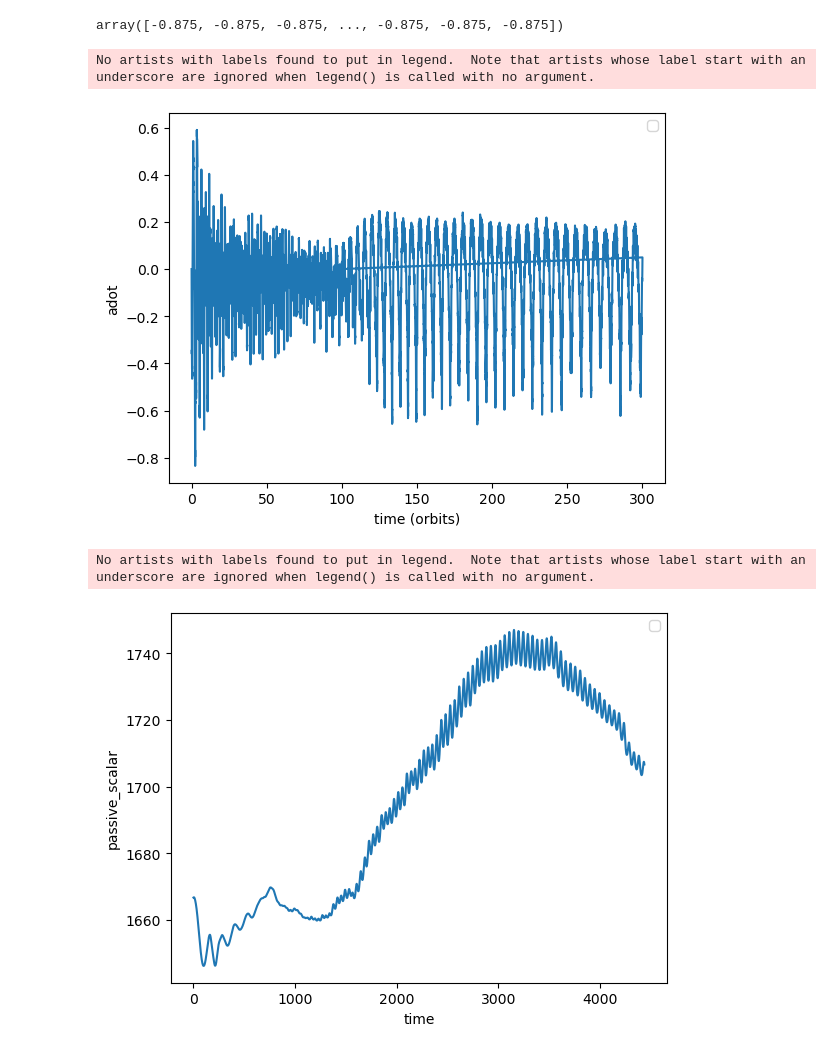
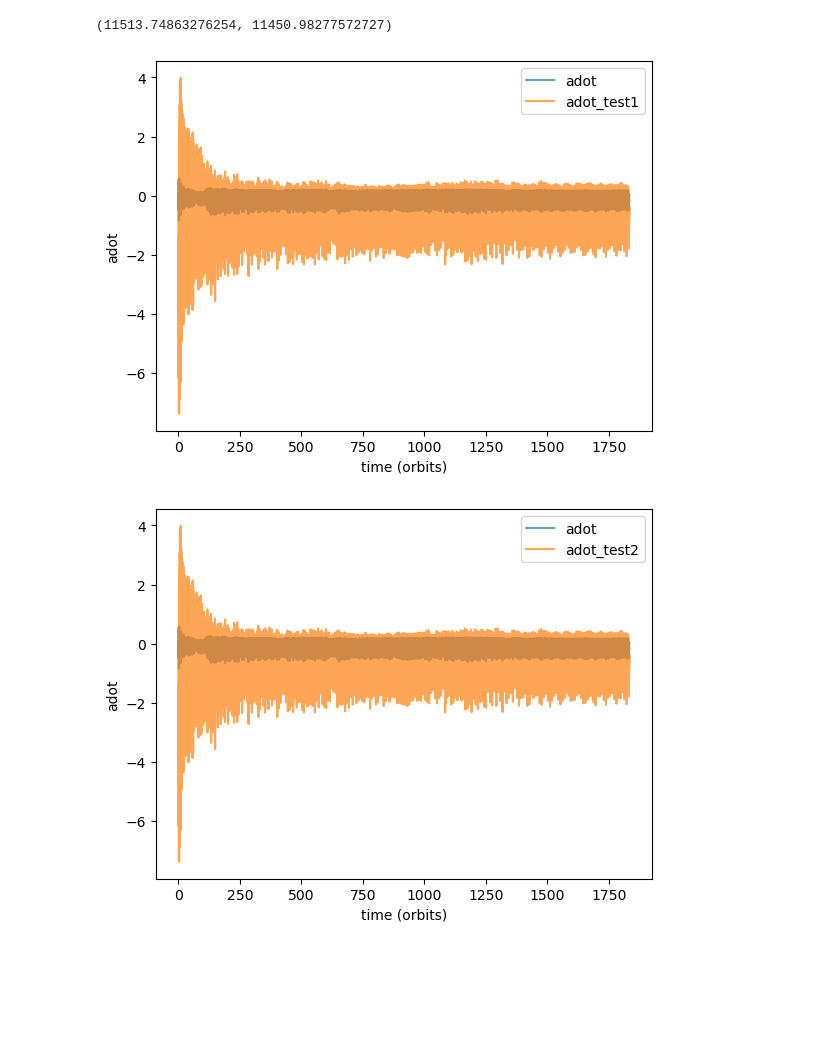
Before and after one commit to HangChelseaSu/Black_Hole_Accretion_Project_PI, a Jupyter notebook: Python_scripts/report_dat_data.ipynb, the cells around one changed output. Cells and saved outputs as stored; diff of their text form; code cells hidden in the pictures; blank space fills up the shorter version.

Commit message:
plots

```diff
--- a/Python_scripts/report_dat_data.ipynb
+++ b/Python_scripts/report_dat_data.ipynb
@@ -6,8 +6,8 @@ import numpy as np
 # import discopy.geom as geom
 from pathlib import Path
 # %%
-path = '/gpfs/hsu/BH_disco_runs/cb_circular_1000_orbits/report.dat'
-plot_dir = '/gpfs/hsu/Black_Hole_Accretion_Project_PI/Python_plots/cb_circular_1000_orbits/'
+path = '/gpfs/hsu/BH_disco_runs/cb_circular_1000_orbits_v2/report.dat'
+plot_dir = '/gpfs/hsu/Black_Hole_Accretion_Project_PI/Python_plots/cb_circular_1000_orbits_v2/'
 dat = np.loadtxt(path)
 # %%
 dat[:,0]
@@ -66,3 +59,7 @@ phi1[1] - phi1[0], phi1[10] - phi1[9], phi1[2] - phi1[1], phi1[80] - phi1[79]
+# %%
+t[-1], t[-1000]
+# %% [output]
+(11513.74863276254, 11450.98277572727)
 # %%
 G = 1
 dE1 = dU_grv1 + dK_grv1 + dU_snk1 + dK_snk1
@@ -95,7 +93,3 @@ adot = -G/2 * ((M1dot * M2 + M1 * M2dot) / E - M1 * M2 * Edot / E**2)
 edot = (M1 * M2)**(-3/2) * J * (-2 * E * (M1+ M2) )**(-1/2) * (Edot * (M1+M2) + E
 * (M1dot + M2dot)) + (-2 * E * (M1 + M2))**(1/2) * (J * 3/2 * (M1 * M2)**(-5/2) * (M1dot * M2 + M1 * M2dot) +
     Jdot * (M1 * M2)**(-3/2))
-# %%
-E
-# %% [output]
-array([-0.875, -0.875, -0.875, ..., -0.875, -0.875, -0.875])
@@ -102,30 +104,35 @@ array([-0.875, -0.875, -0.875, ..., -0.875, -0.875, -0.875])
+# %%
+# Check reuslt for a dot and e dot using edot = 0
+Edot_test = (M1 * M2)**(-3/2) * J * (-2 * E * (M1+ M2) )**(-1/2) * Edot * (M1+M2) + (-2 * E * (M1 + M2))**(1/2) * (J * 3/2 * (M1 * M2)**(-5/2) * (M1dot * M2 + M1 * M2dot) +
+             Jdot * (M1 * M2)**(-3/2))
+adot_test = -G/2 * ((M1dot * M2 + M1 * M2dot) / E - M1 * M2 * Edot_test / E**2)
+
+# Check using e = 0
+E_test2 = G**2 * M1**3 * M2**3 / (-2 * J**2 * (M1 + M2))
+adot_test2 = -G/2 * ((M1dot * M2 + M1 * M2dot) / E_test2 - M1 * M2 * Edot / E_test2**2)
 # %%
 fig, ax = plt.subplots(1, 1)
-ax.plot(t / ( 2 * np.pi), adot)
-# ax.plot(t, dM1/0.06510981, label='dM1')
-# ax.plot(t, dM2/0.06510981, label='dM2')
-# ax.set_ylim(0, 0.5)
+# ax.plot(t / ( 2 * np.pi), radial_momentum_avg)
+ax.plot(t / ( 2 * np.pi), adot, label='adot', alpha=0.7)
+ax.plot(t / ( 2 * np.pi), adot_test, label='adot_test1', alpha=0.7)
 ax.set_ylabel('adot')
 ax.set_xlabel('time (orbits)')
-fig.savefig(plot_dir + 'adot')
+# fig.savefig(plot_dir + 'dJz_snk_avg')
 plt.legend()
 plt.show()
-# plt.close(fig) #delete figure from memory
+plt.close(fig) #delete figure from memory
 # %% [output]
-No artists with labels found to put in legend.  Note that artists whose label start with an underscore are ignored when legend() is called with no argument.
-[figure, old version]
+[figure, new version]
 # %%
 fig, ax = plt.subplots(1, 1)
-ax.plot(t, passive_scalar)
-# ax.plot(t, dM1/0.06510981, label='dM1')
-# ax.plot(t, dM2/0.06510981, label='dM2')
-# ax.set_ylim(0, 0.5)
-ax.set_ylabel('passive_scalar')
-ax.set_xlabel('time')
-fig.savefig(plot_dir + 'passive_scalar')
+# ax.plot(t / ( 2 * np.pi), radial_momentum_avg)
+ax.plot(t / ( 2 * np.pi), adot, label='adot', alpha=0.7)
+ax.plot(t / ( 2 * np.pi), adot_test, label='adot_test2', alpha=0.7)
+ax.set_ylabel('adot')
+ax.set_xlabel('time (orbits)')
+# fig.savefig(plot_dir + 'dJz_snk_avg')
 plt.legend()
 plt.show()
-# plt.close(fig) #delete figure from memory
+plt.close(fig) #delete figure from memory
 # %% [output]
-No artists with labels found to put in legend.  Note that artists whose label start with an underscore are ignored when legend() is called with no argument.
-[figure, old version]
+[figure, new version]
```
Also changed, not shown: parts of 7 cells of this notebook, 25 other files.
